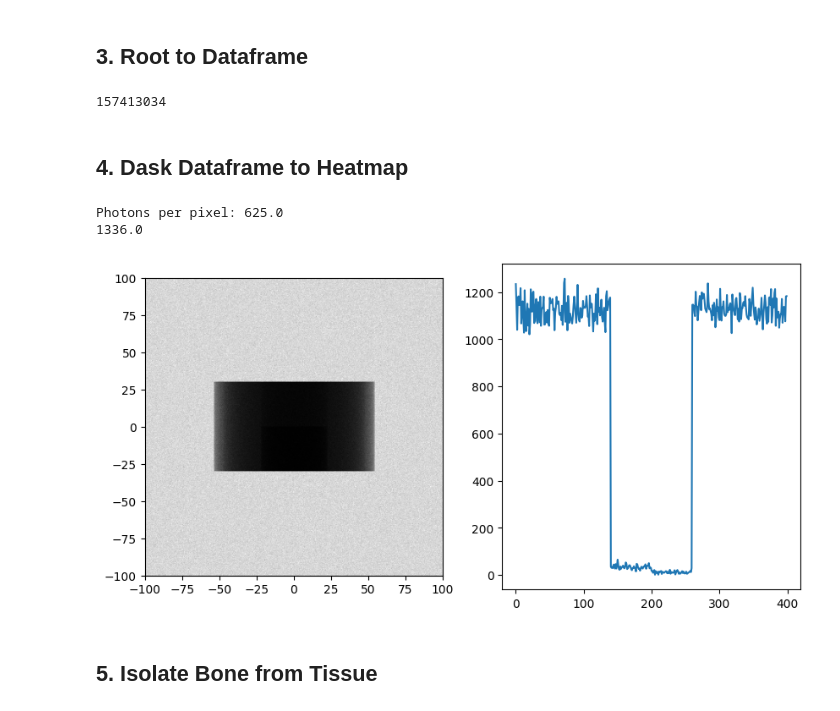
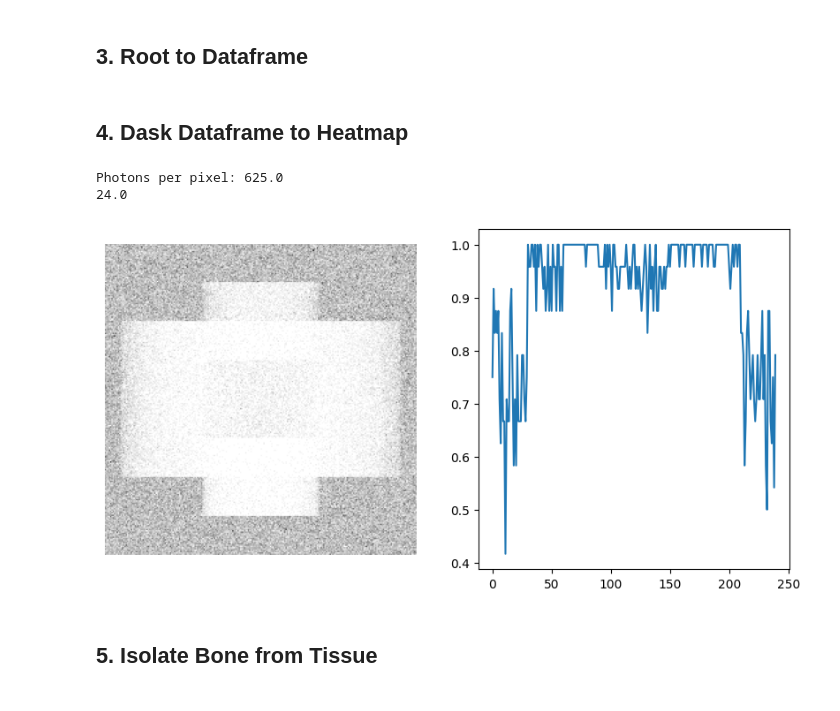
Before and after one commit to miguelcomett/G4_IFI-Team_2024, a Jupyter notebook: miguelcomett/Radiography_Processing.ipynb, the cells around one changed output. Cells and saved outputs as stored; diff of their text form; code cells hidden in the pictures.

```diff
--- a/miguelcomett/Radiography_Processing.ipynb
+++ b/miguelcomett/Radiography_Processing.ipynb
@@ -130,7 +130,7 @@ def root_to_dask(directory, root_name_starts, tree_name, x_branch, y_branch):
         return dask_df
 # %%
 directory = 'RESULTS/'
-root_name_starts = "double_40k_100M"
+root_name_starts = "nosecondaries"
 
 tree_name = "Photons"
 x_branch  = "X_axis"
@@ -140,10 +140,6 @@ dataframe = root_to_dask(directory, root_name_starts, tree_name, x_branch, y_bra
 
 x_data = dataframe[x_branch].to_dask_array(lengths=True)
 y_data = dataframe[y_branch].to_dask_array(lengths=True)
-# %%
-len(x_data)
-# %% [output]
-157413034
 # %% [markdown]
 ## 4. Dask Dataframe to Heatmap
 # %%
@@ -174,8 +170,8 @@ def heatmap_array_dask(x_data, y_data, size, save_as):
     y_edges = y_edges.compute()
 
     print(np.max(heatmap))
-    # normal_map = 1 - heatmap / np.max(heatmap)
-    normal_map = heatmap
+    normal_map = 1 - heatmap / np.max(heatmap)
+    # normal_map = heatmap
 
     columns = heatmap.shape[1]
     column_i = int(columns * 0.1)
@@ -191,11 +187,13 @@ def heatmap_array_dask(x_data, y_data, size, save_as):
 
     # normal_map[normal_map < maxi] = 0
 
+    # normal_map  = (normal_map * 255).astype(np.uint8)
+
     plt.figure(figsize = (10, 5))
 
     plt.subplot(1, 2, 1)
     plt.imshow(normal_map, cmap = 'gray', extent = [x_edges[0], x_edges[-1], y_edges[0], y_edges[-1]])
-    # plt.axis('off')
+    plt.axis('off')
     if save_as != '': plt.savefig('Results/' + save_as + '.png', bbox_inches = 'tight', dpi = 900)
 
     plt.subplot(1, 2, 2)
@@ -203,15 +201,15 @@ def heatmap_array_dask(x_data, y_data, size, save_as):
 
     return normal_map, x_edges, y_edges
 # %%
-size = 100
+size = 60
 
 save_as = ''
 
 htmp_array, xlim, ylim = heatmap_array_dask(x_data, y_data, size, save_as)
 # %% [output]
 Photons per pixel: 625.0
-1336.0
+24.0
-[figure, old version]
+[figure, new version]
 # %% [markdown]
 ## 5. Isolate Bone from Tissue
 # %%
```
Also changed, not shown: parts of 4 cells of this notebook, 15 other files.
